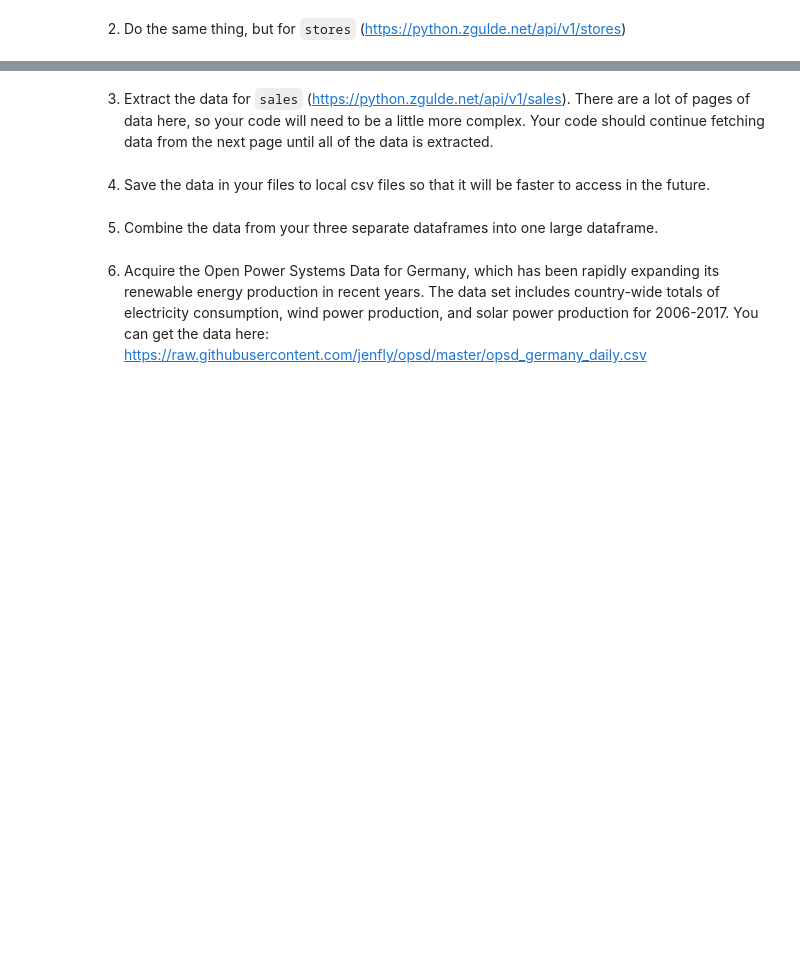
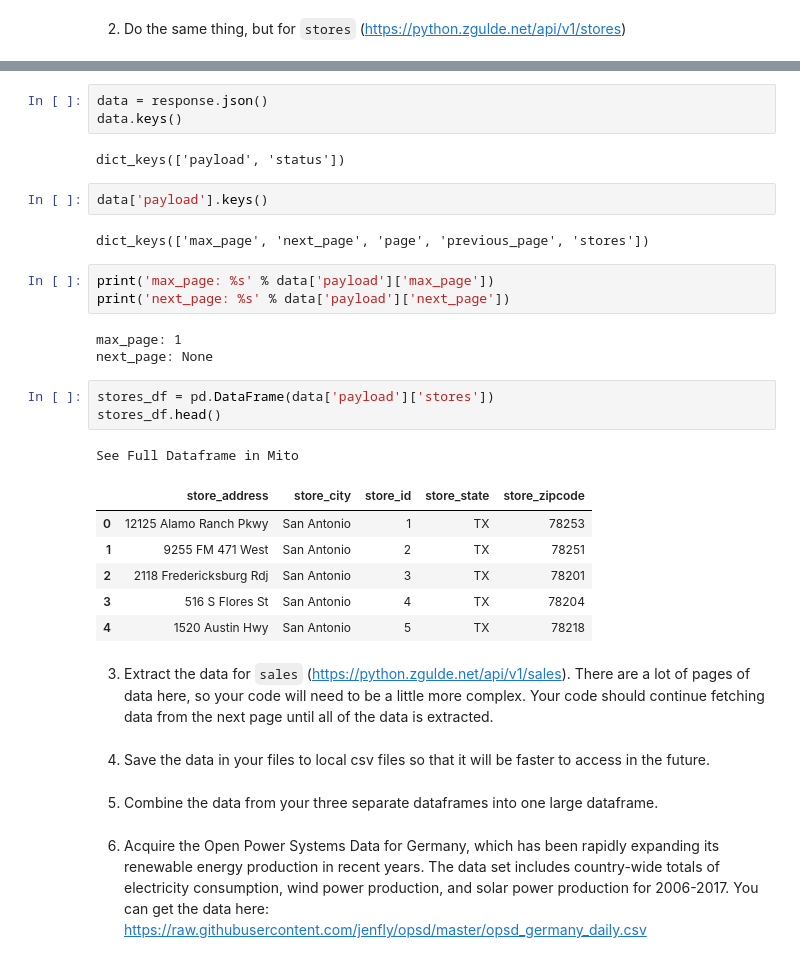
Before and after one commit to Jared-Godar/time-series-exercises, a Jupyter notebook: acquire.ipynb, the cells around one changed output, grey strips where cells are left out. Saved outputs shown, nothing was run; the diff lists cells and outputs as text; blank space fills up the shorter version.

```diff
--- a/acquire.ipynb
+++ b/acquire.ipynb
@@ -10,3 +138,29 @@
+# %%
+data = response.json()
+data.keys()
+# %% [output]
+dict_keys(['payload', 'status'])
+# %%
+data['payload'].keys()
+# %% [output]
+dict_keys(['max_page', 'next_page', 'page', 'previous_page', 'stores'])
+# %%
+print('max_page: %s' % data['payload']['max_page'])
+print('next_page: %s' % data['payload']['next_page'])
+# %% [output]
+max_page: 1
+next_page: None
+# %%
+stores_df = pd.DataFrame(data['payload']['stores'])
+stores_df.head()
+# %% [output]
+See Full Dataframe in Mito
+|  | store_address | store_city | store_id | store_state | store_zipcode |
+| 0 | 12125 Alamo Ranch Pkwy | San Antonio | 1 | TX | 78253 |
+| 1 | 9255 FM 471 West | San Antonio | 2 | TX | 78251 |
+| 2 | 2118 Fredericksburg Rdj | San Antonio | 3 | TX | 78201 |
+| 3 | 516 S Flores St | San Antonio | 4 | TX | 78204 |
+| 4 | 1520 Austin Hwy | San Antonio | 5 | TX | 78218 |
 # %% [markdown]
 3. Extract the data for <code>sales</code> (https://python.zgulde.net/api/v1/sales). There are a lot of pages of data here, so your code will need to be a little more complex. Your code should continue fetching data from the next page until all of the data is extracted.
 # %% [markdown]
```
Also changed, not shown: parts of 20 cells of this notebook, 1 other file.
